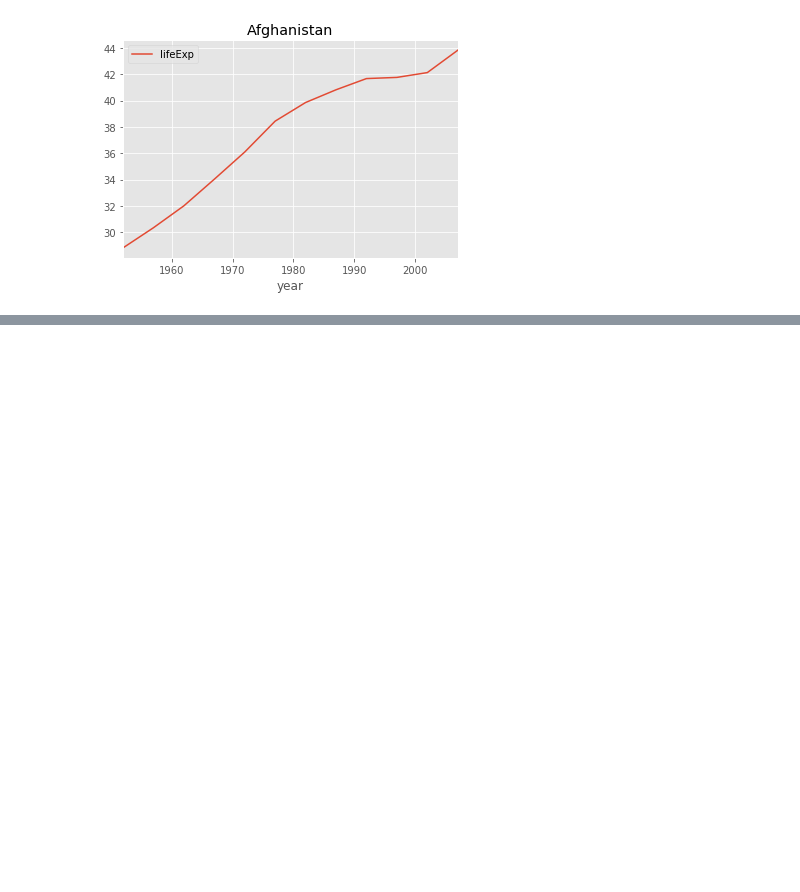
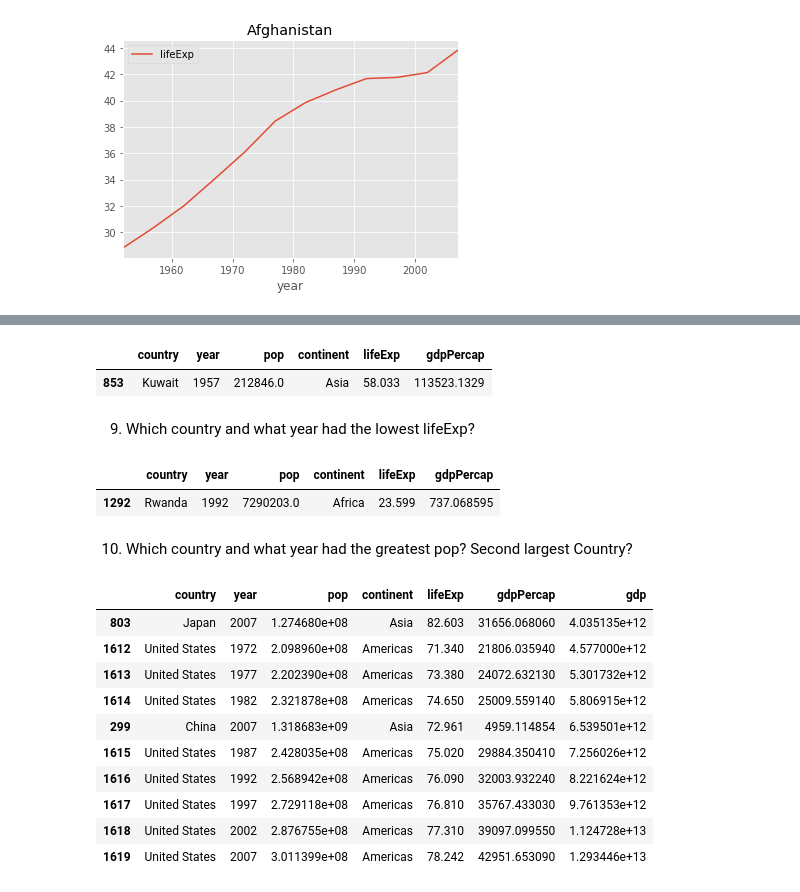
Before and after one commit to raymond2014/20170225, a Jupyter notebook: capstone/capstone_2017/project1.ipynb, the cells around one changed output, grey strips where cells are left out. Cells and saved outputs as stored; diff of their text form; code cells hidden in the pictures; blank space fills up the shorter version.

```diff
--- a/capstone/capstone_2017/project1.ipynb
+++ b/capstone/capstone_2017/project1.ipynb
@@ -81,0 +155,31 @@ plotCountry("Afghanistan")
+# %%
+country
+# %% [output]
+|  | country | year | pop | continent | lifeExp | gdpPercap |
+| 853 | Kuwait | 1957 | 212846.0 | Asia | 58.033 | 113523.1329 |
+# %% [markdown]
+9. Which country and what year had the lowest lifeExp?
+# %%
+data_frame[data_frame['lifeExp']==23.599000]
+# %% [output]
+|  | country | year | pop | continent | lifeExp | gdpPercap |
+| 1292 | Rwanda | 1992 | 7290203.0 | Africa | 23.599 | 737.068595 |
+# %% [markdown]
+10. Which country and what year had the greatest pop? Second largest Country?
+# %%
+#data_frame[data_frame['gdp']==1.318683e+09]
+data_frame["gdp"]=data_frame["pop"]*data_frame["gdpPercap"]
+rearranged_data = data_frame.sort(["gdp"])
+rearranged_data.tail(10)
+# %% [output]
+|  | country | year | pop | continent | lifeExp | gdpPercap | gdp |
+| 803 | Japan | 2007 | 1.274680e+08 | Asia | 82.603 | 31656.068060 | 4.035135e+12 |
+| 1612 | United States | 1972 | 2.098960e+08 | Americas | 71.340 | 21806.035940 | 4.577000e+12 |
+| 1613 | United States | 1977 | 2.202390e+08 | Americas | 73.380 | 24072.632130 | 5.301732e+12 |
+| 1614 | United States | 1982 | 2.321878e+08 | Americas | 74.650 | 25009.559140 | 5.806915e+12 |
+| 299 | China | 2007 | 1.318683e+09 | Asia | 72.961 | 4959.114854 | 6.539501e+12 |
+| 1615 | United States | 1987 | 2.428035e+08 | Americas | 75.020 | 29884.350410 | 7.256026e+12 |
+| 1616 | United States | 1992 | 2.568942e+08 | Americas | 76.090 | 32003.932240 | 8.221624e+12 |
+| 1617 | United States | 1997 | 2.729118e+08 | Americas | 76.810 | 35767.433030 | 9.761353e+12 |
+| 1618 | United States | 2002 | 2.876755e+08 | Americas | 77.310 | 39097.099550 | 1.124728e+13 |
+| 1619 | United States | 2007 | 3.011399e+08 | Americas | 78.242 | 42951.653090 | 1.293446e+13 |
```
Also changed, not shown: parts of 10 cells of this notebook.
